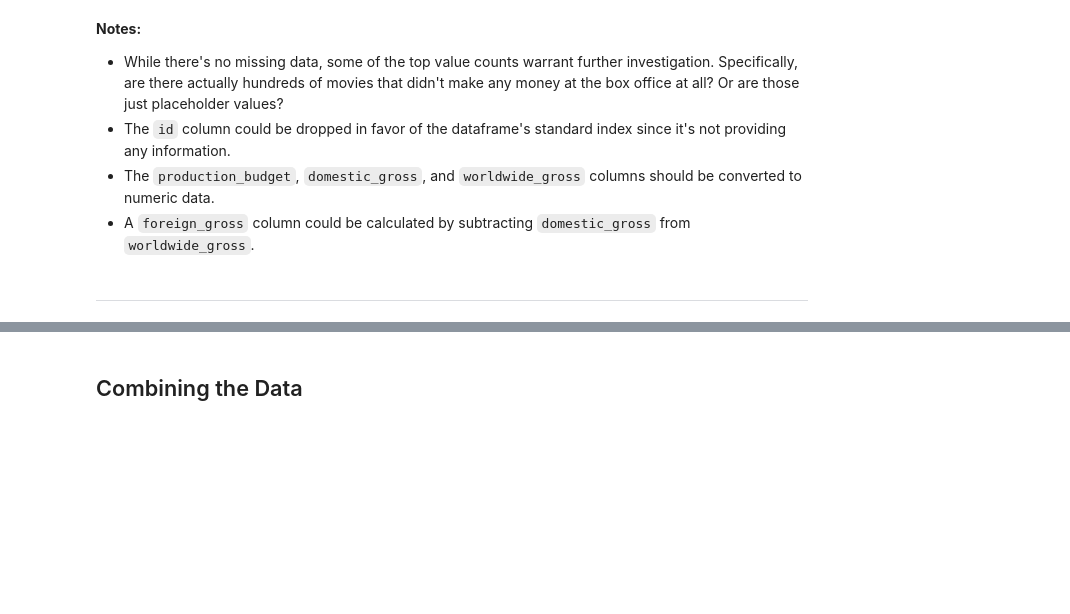
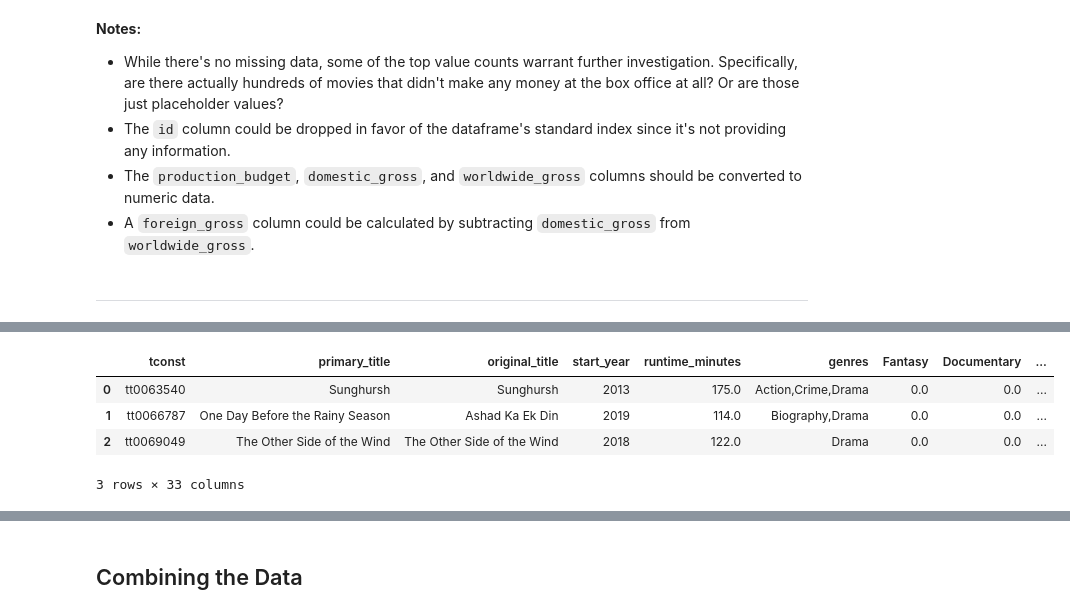
Before and after one commit to tjkyner/flatiron-ds-phase-1-project, a Jupyter notebook: notebooks/preprocessing.ipynb, the cells around one changed output, grey strips where cells are left out. Saved outputs shown, nothing was run; the diff lists cells and outputs as text; code cells hidden in the pictures; blank space fills up the shorter version.

```diff
--- a/notebooks/preprocessing.ipynb
+++ b/notebooks/preprocessing.ipynb
@@ -385,0 +427,5 @@ df_tn_movie_budgets.describe()
+# %%
+df_cleaned_imdb_title_basics = df_imdb_title_basics.drop(index=df_long_runtimes.index)
+
+# Checking to make sure no movies over four hours are left
+df_cleaned_imdb_title_basics.loc[df_cleaned_imdb_title_basics['runtime_minutes'] > 240]
@@ -385,0 +436,4 @@ df_tn_movie_budgets.describe()
+# %%
+# Dropping missing genre rows
+df_cleaned_imdb_title_basics.dropna(subset=['genres'], inplace=True)
+df_cleaned_imdb_title_basics.isna().sum()
@@ -385,0 +448,4 @@ df_tn_movie_budgets.describe()
+# %%
+# Gets a list of each unique genre
+genres = set(list(itertools.chain(*[g.split(',') for g in df_cleaned_imdb_title_basics['genres']])))
+genres
@@ -385,0 +470,13 @@ df_tn_movie_budgets.describe()
+# %%
+# Adding a column for each genre with placeholder values of 0
+for genre in genres:
+    num_rows = df_cleaned_imdb_title_basics.shape[0]
+    df_cleaned_imdb_title_basics[genre] = np.zeros(shape=num_rows)
+
+df_cleaned_imdb_title_basics.head(3)
+# %% [output]
+|  | tconst | primary_title | original_title | start_year | runtime_minutes | genres | Fantasy | Documentary | ... |
+| 0 | tt0063540 | Sunghursh | Sunghursh | 2013 | 175.0 | Action,Crime,Drama | 0.0 | 0.0 | ... |
+| 1 | tt0066787 | One Day Before the Rainy Season | Ashad Ka Ek Din | 2019 | 114.0 | Biography,Drama | 0.0 | 0.0 | ... |
+| 2 | tt0069049 | The Other Side of the Wind | The Other Side of the Wind | 2018 | 122.0 | Drama | 0.0 | 0.0 | ... |
+3 rows × 33 columns
```
Also changed, not shown: parts of 19 cells of this notebook, 1 other file.
